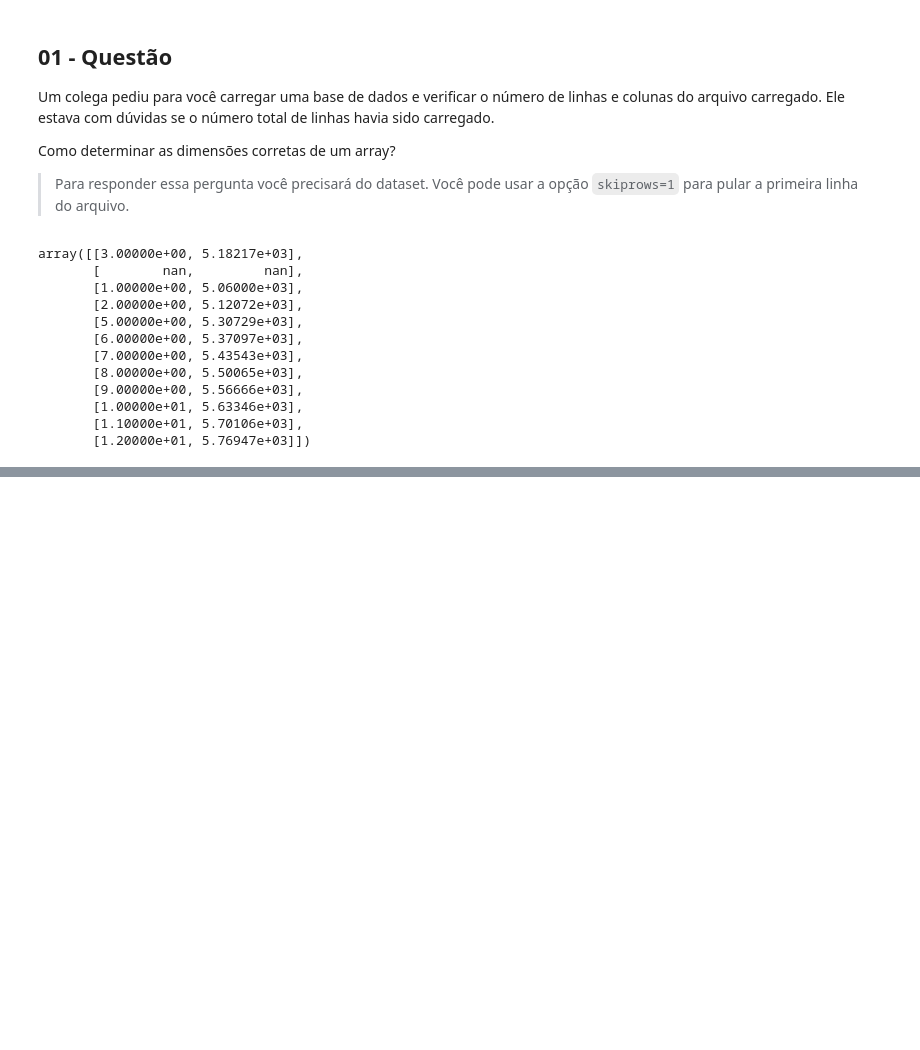
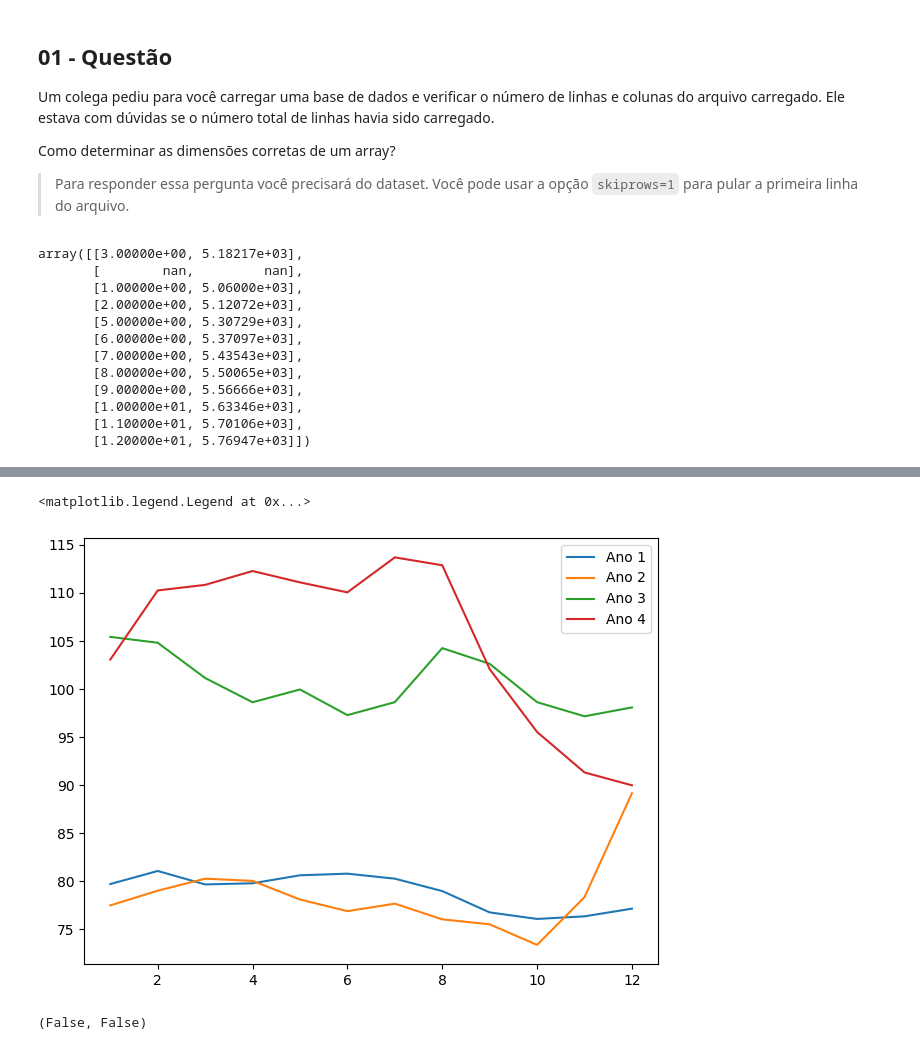
Before and after one commit to victorccampos/DataScienceWithPython, a Jupyter notebook: Numpy/aula01.ipynb, the cells around one changed output, grey strips where cells are left out. Drawn from its saved outputs; the diff is of its cells as text; code cells hidden in the pictures; blank space fills up the shorter version.

```diff
--- a/Numpy/aula01.ipynb
+++ b/Numpy/aula01.ipynb
@@ -76,0 +136,7 @@ array([[  2.96,  86.76, 172.  ,  85.  ],
+# %%
+### Precos por cidade
+Moscow_precos =  precos[:,0]
+Kaliningrad_precos = precos[:,1]
+Petersburg_precos = precos[:,2]
+Krasnodar_precos = precos[:,3]
+Ekaterinburg_precos = precos[:,4]
@@ -76,0 +145,21 @@ array([[  2.96,  86.76, 172.  ,  85.  ],
+# %%
+Moscow_ano1 = Moscow_precos[0:12]
+Moscow_ano2 = Moscow_precos[12:24]
+Moscow_ano3 = Moscow_precos[24:36]
+Moscow_ano4 = Moscow_precos[36:48]
+# %%
+meses = np.arange(1, 13)
+plt.plot(meses, Moscow_ano1, label="Ano 1")
+plt.plot(meses, Moscow_ano2, label="Ano 2")
+plt.plot(meses, Moscow_ano3, label="Ano 3")
+plt.plot(meses, Moscow_ano4, label="Ano 4")
+plt.tight_layout()
+plt.legend()
+# %% [output]
+<matplotlib.legend.Legend at 0x...>
+[figure, added]
+# %%
+## Comparando arrays
+np.array_equal(Moscow_ano1, Moscow_ano2) , np.allclose(Moscow_ano1, Moscow_ano2, rtol=0.01)
+# %% [output]
+(False, False)
```
Also changed, not shown: parts of 39 cells of this notebook, 2 other files.
